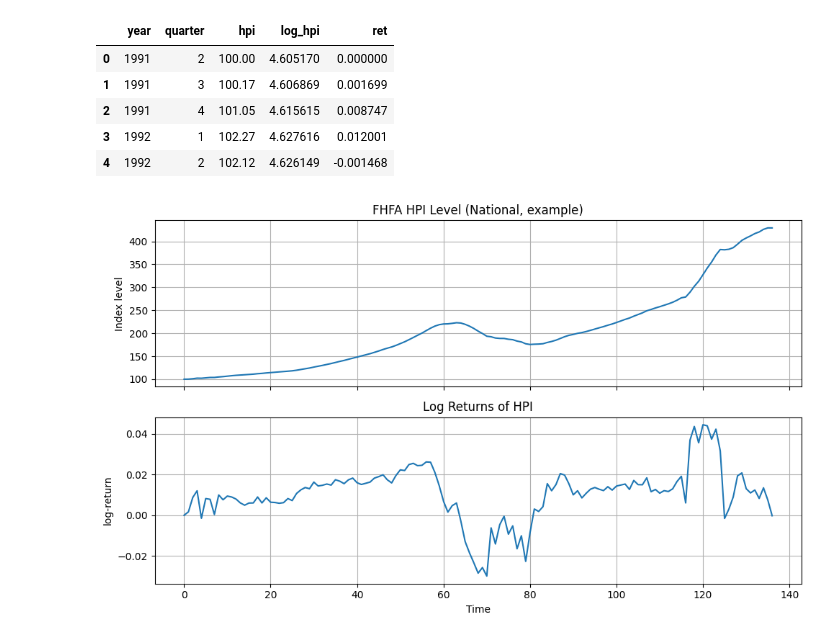
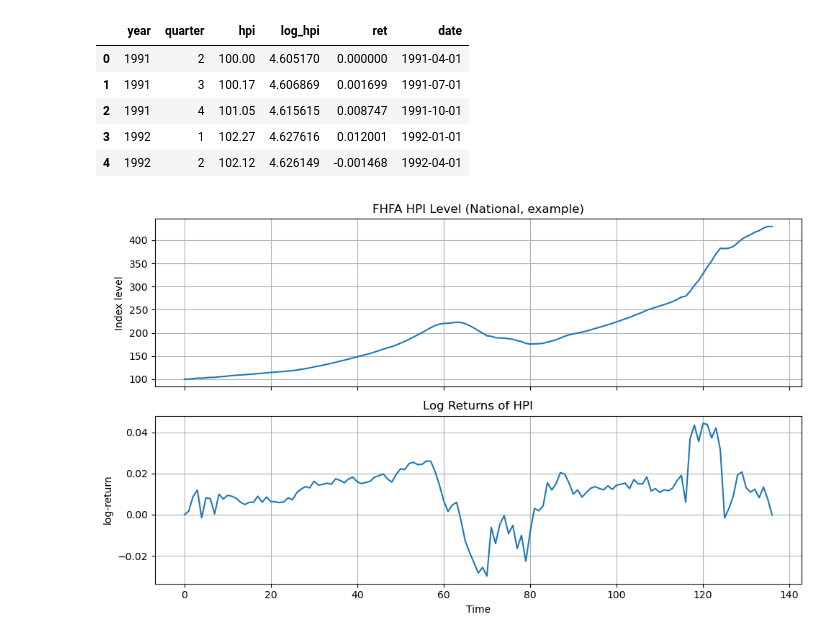
Before and after one commit to Dennis-T-cloud/CSE150-FinalProject, a Jupyter notebook: 01_final_pipeline.ipynb, the cells around one changed output. Saved outputs shown, nothing was run; the diff lists cells and outputs as text; code cells hidden in the pictures.

```diff
--- a/01_final_pipeline.ipynb
+++ b/01_final_pipeline.ipynb
@@ -46,8 +46,16 @@ def load_and_preprocess_hpi(filepath):
     df_raw.columns = df_raw.iloc[0]
     # Drop the first row as it is now the header
     df_raw = df_raw.iloc[1:]
-    # First strip newline characters from column names, replace with spaces
-    df_raw.columns = df_raw.columns.str.replace('\n', ' ')
+
+    # First strip newline characters from column names, replace with spaces.
+    # (remove newlines, extra spaces)
+    df_raw.columns = (
+        df_raw.columns
+        .str.replace("\n", " ", regex=False)
+        .str.strip()
+    )
+
+
     # Rename long columns names to shorter names
     df_raw = df_raw.rename(columns={
         'Not Seasonally-Adjusted Purchase-Only Index  (1991Q1=100)': 'Index',
@@ -70,12 +78,16 @@ def load_and_preprocess_hpi(filepath):
         'Index Change Over Previous Year',
         'Adjusted Index Change Over Previous Year'
     ])
+
+
     # Renamed columns for consistency
     df_raw = df_raw.rename(columns={
         'Adjusted Index': 'hpi',
         'Year' : 'year',
         'Quarter' : 'quarter'
     })
+
+
     # Drop rows with any missing values
     df_raw = df_raw.dropna()
     # Reset index
@@ -86,39 +98,48 @@ def load_and_preprocess_hpi(filepath):
 
 
     # For now, assume the file is already just one series:
     df = df_raw.copy()
 
     # parse date if needed
     if "date" in df.columns:
         df["date"] = pd.to_datetime(df["date"])
         df = df.sort_values("date")
     else:
         # if no date column, just make an integer index as time
         df = df.sort_index()
 
     # assume the HPI level is in a column called "hpi"
     if "hpi" not in df.columns:
         raise ValueError("Please rename your HPI level column to 'hpi' or update this function.")
 
     # compute log-returns
     df["log_hpi"] = np.log(df["hpi"])
     df["ret"] = df["log_hpi"].diff()
 
+    # --- FIX: explicitly remove the first row (ret should be NaN) ---
+    if df["ret"].iloc[0] == 0.0:
+        df = df.iloc[1:].reset_index(drop=True)
+
     # drop first NaN return
     df = df.dropna(subset=["ret"]).reset_index(drop=True)
 
     return df
 
 
 df = load_and_preprocess_hpi(DATA_PATH)
+
+# Create a proper timestamp for quarterly data
+df["date"] = pd.PeriodIndex(year=df["year"], quarter=df["quarter"], freq="Q").to_timestamp()
+df = df.sort_values("date").reset_index(drop=True)
+
 df.head()
 # %% [output]
-|  | year | quarter | hpi | log_hpi | ret |
-| 0 | 1991 | 2 | 100.00 | 4.605170 | 0.000000 |
-| 1 | 1991 | 3 | 100.17 | 4.606869 | 0.001699 |
-| 2 | 1991 | 4 | 101.05 | 4.615615 | 0.008747 |
-| 3 | 1992 | 1 | 102.27 | 4.627616 | 0.012001 |
-| 4 | 1992 | 2 | 102.12 | 4.626149 | -0.001468 |
+|  | year | quarter | hpi | log_hpi | ret | date |
+| 0 | 1991 | 2 | 100.00 | 4.605170 | 0.000000 | 1991-04-01 |
+| 1 | 1991 | 3 | 100.17 | 4.606869 | 0.001699 | 1991-07-01 |
+| 2 | 1991 | 4 | 101.05 | 4.615615 | 0.008747 | 1991-10-01 |
+| 3 | 1992 | 1 | 102.27 | 4.627616 | 0.012001 | 1992-01-01 |
+| 4 | 1992 | 2 | 102.12 | 4.626149 | -0.001468 | 1992-04-01 |
 # %%
 # Quick sanity check plots
 
```
Also changed, not shown: parts of 5 cells of this notebook, 4 other files.
